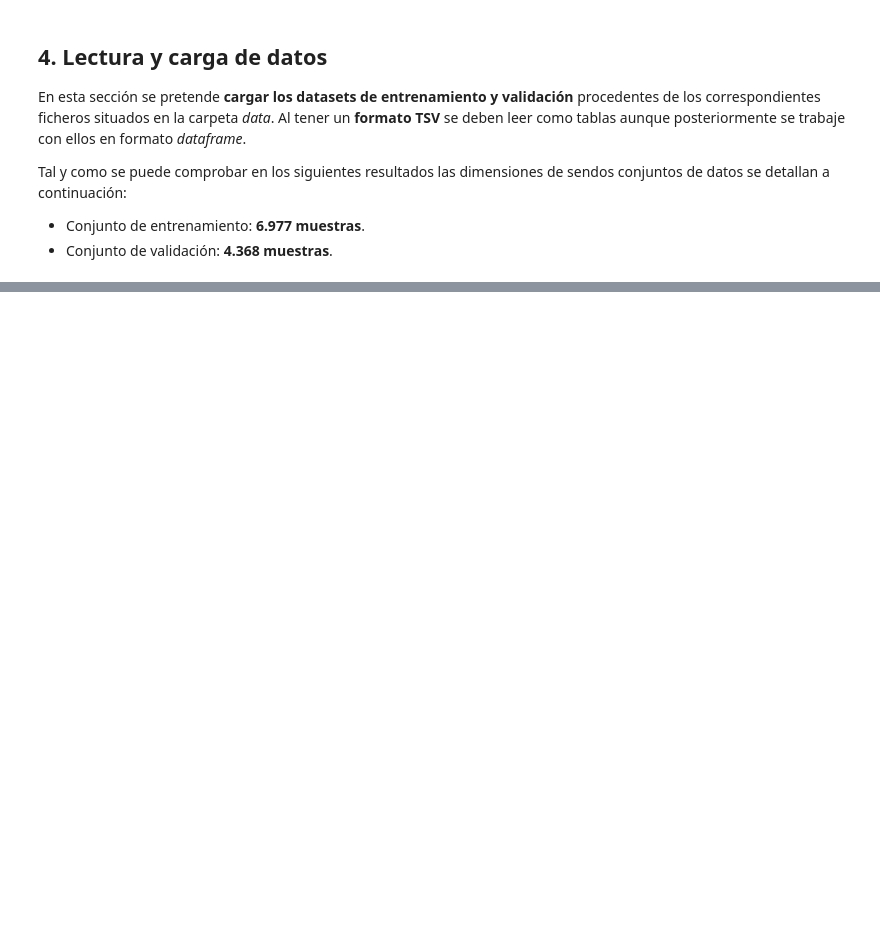
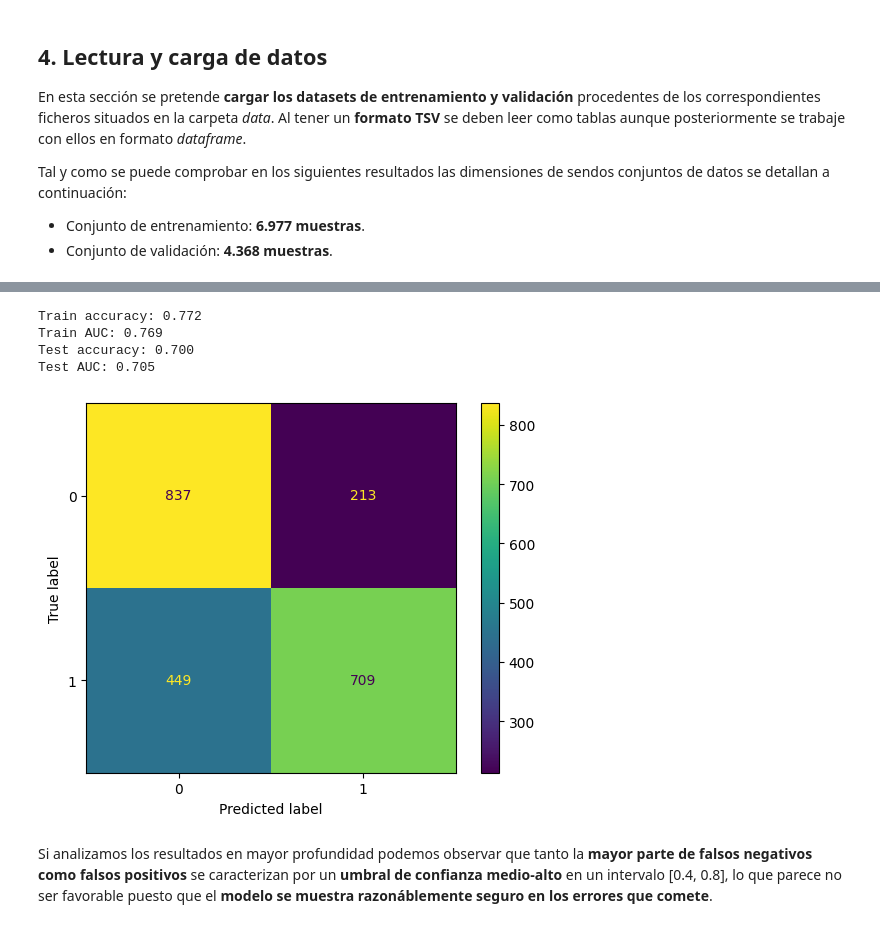
Before and after one commit to lidiasm/DATCOM-TFM, a Jupyter notebook: notebooks/lr_models.ipynb, the cells around one changed output, grey strips where cells are left out. Cells and saved outputs as stored; diff of their text form; code cells hidden in the pictures; blank space fills up the shorter version.

Commit message:
Mejorada la experimentación con RL separando entre español e inglés y añadiendo análisis de resultados #7

```diff
--- a/notebooks/lr_models.ipynb
+++ b/notebooks/lr_models.ipynb
@@ -503,0 +267,15 @@ Después de experimentar con diferentes configuraciones de codificación de text
+# %%
+validate_lr_model(
+    lr_model=en_lr_model,
+    train_labels=list(en_train_df['task1'].values),
+    train_preds=en_train_preds,
+    test_labels=list(en_test_df['task1'].values),
+    test_preds=en_test_preds)
+# %% [output]
+Train accuracy: 0.772
+Train AUC: 0.769
+Test accuracy: 0.700
+Test AUC: 0.705
+[figure, added]
+# %% [markdown]
+Si analizamos los resultados en mayor profundidad podemos observar que tanto la **mayor parte de falsos negativos como falsos positivos** se caracterizan por un **umbral de confianza medio-alto** en un intervalo [0.4, 0.8], lo que parece no ser favorable puesto que el **modelo se muestra razonáblemente seguro en los errores que comete**.
```
Also changed, not shown: parts of 66 cells of this notebook.
